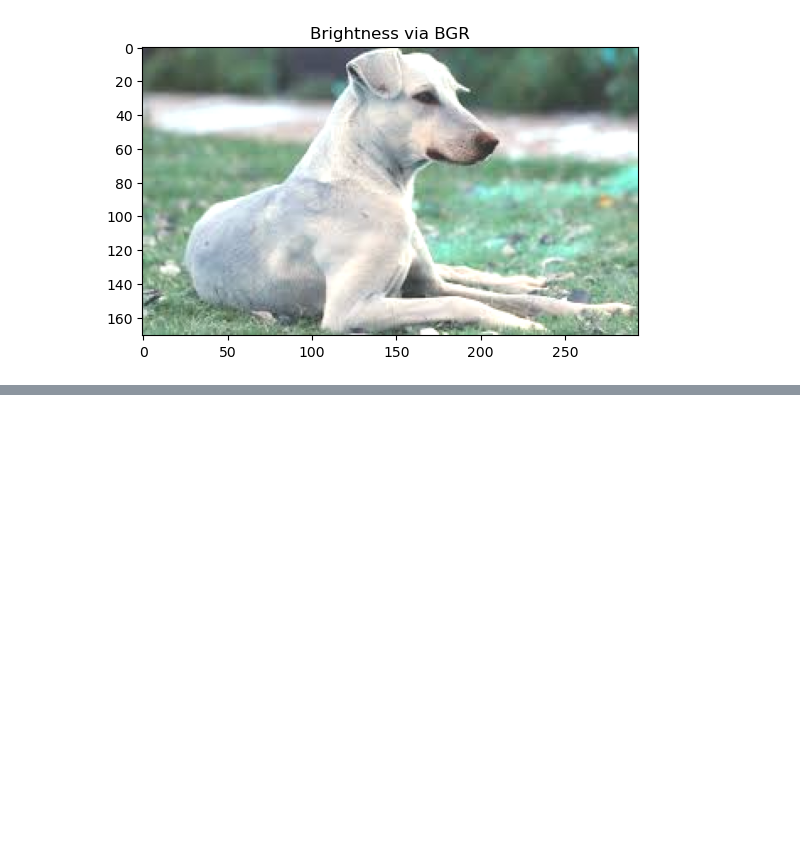
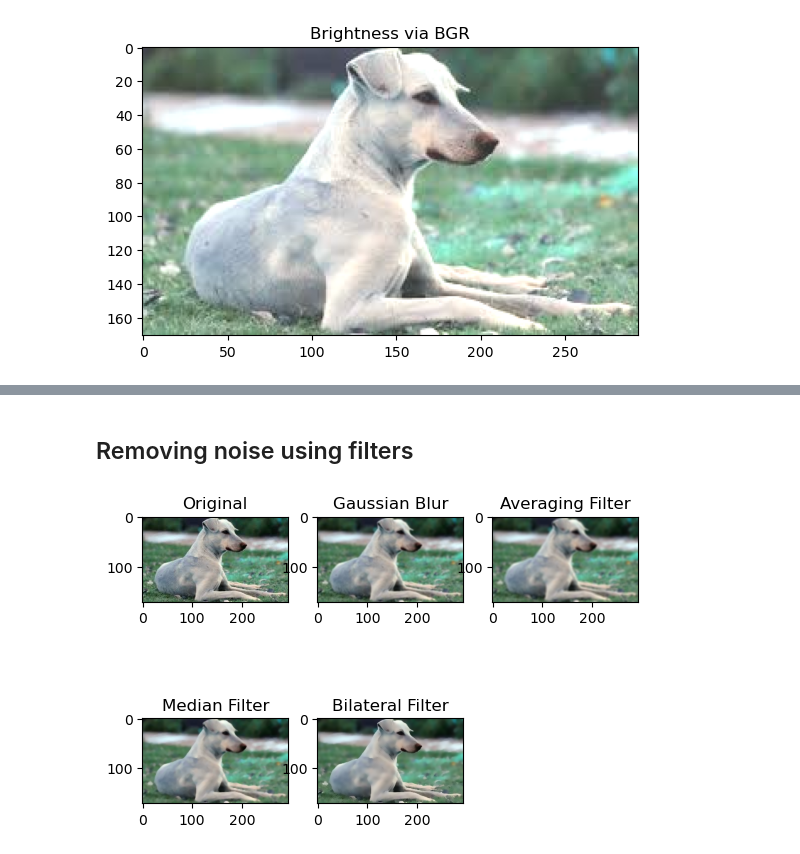
Before and after one commit to sumedh133/CVDL, a Jupyter notebook: lab2/2.ipynb, the cells around one changed output, grey strips where cells are left out. Cells and saved outputs as stored; diff of their text form; code cells hidden in the pictures; blank space fills up the shorter version.

```diff
--- a/lab2/2.ipynb
+++ b/lab2/2.ipynb
@@ -57,0 +72,19 @@ Error:
+# %% [markdown]
+## Removing noise using filters
+# %%
+gaussian_blur = cv2.GaussianBlur(image, (5,5), 0)  # Gaussian Blur
+average_blur = cv2.blur(image, (5,5))  # Averaging Filter
+
+#Non-Linear Filters
+median_blur = cv2.medianBlur(image, 5)  # Median Filter (Non-linear)
+bilateral_blur = cv2.bilateralFilter(image, 9, 75, 75)  # Bilateral Filter
+
+
+plt.subplot(231), plt.imshow(image), plt.title('Original')
+plt.subplot(232), plt.imshow(gaussian_blur), plt.title('Gaussian Blur')
+plt.subplot(233), plt.imshow(average_blur), plt.title('Averaging Filter')
+plt.subplot(234), plt.imshow(median_blur), plt.title('Median Filter')
+plt.subplot(235), plt.imshow(bilateral_blur), plt.title('Bilateral Filter')
+plt.show()
+# %% [output]
+[figure, added]
```
Also changed, not shown: parts of 6 cells of this notebook, 1 other file.
